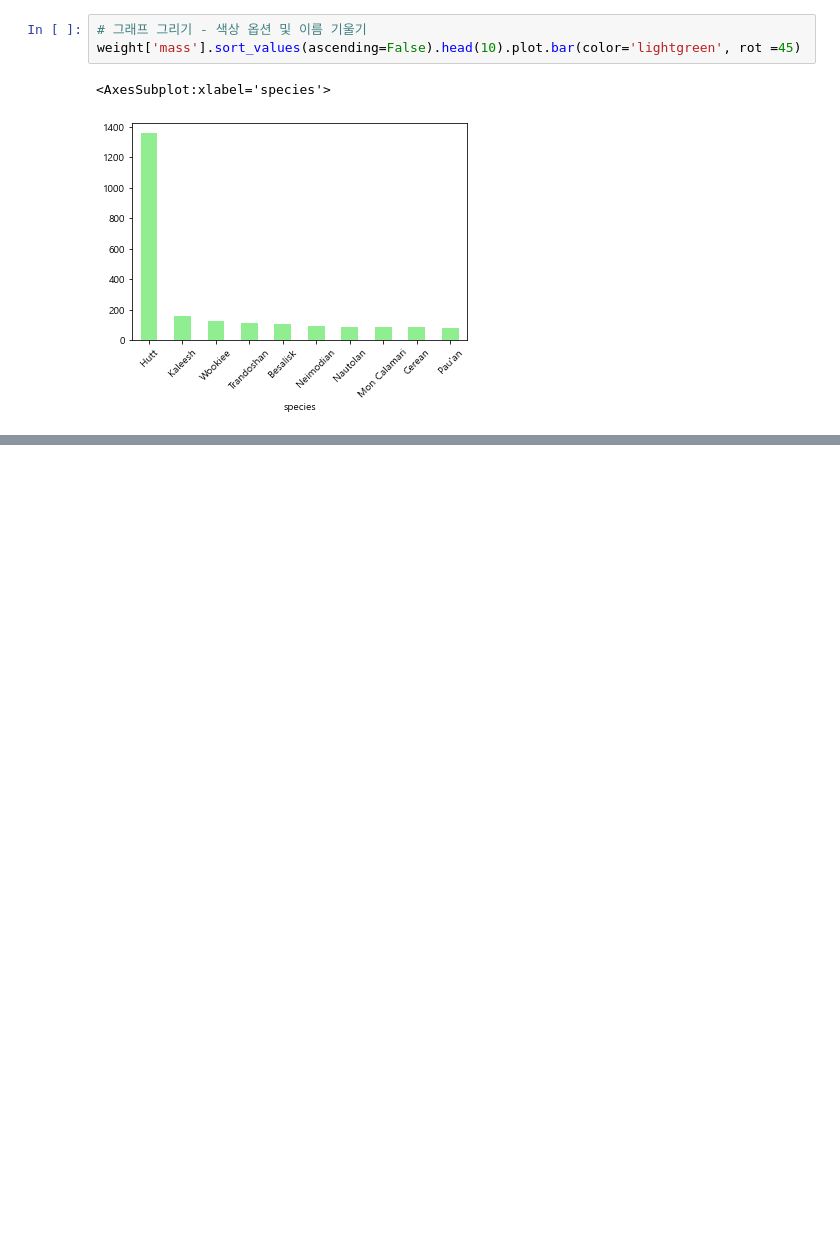
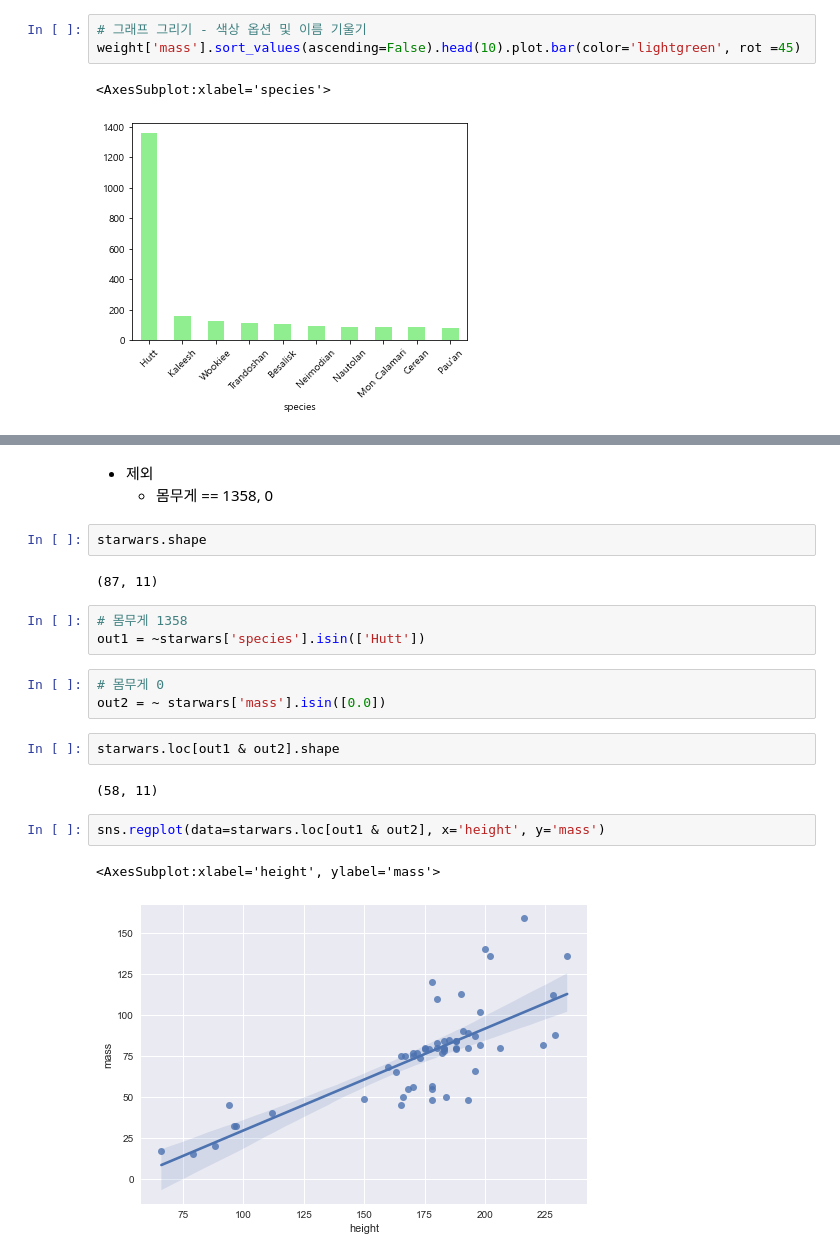
Before and after one commit to HwangJuu/jupyternotebook, a Jupyter notebook: project/3. 스타워즈/스타워즈.ipynb, the cells around one changed output, grey strips where cells are left out. Drawn from its saved outputs; the diff is of its cells as text; blank space fills up the shorter version.

```diff
--- a/project/스타워즈/스타워즈.ipynb
+++ b/project/3. 스타워즈/스타워즈.ipynb
@@ -557,0 +590,22 @@ weight['mass'].sort_values(ascending=False).head(10).plot.bar(color='lightgreen'
+# %% [markdown]
+- 제외
+    - 몸무게 == 1358, 0
+# %%
+starwars.shape
+# %% [output]
+(87, 11)
+# %%
+# 몸무게 1358
+out1 = ~starwars['species'].isin(['Hutt'])
+# %%
+# 몸무게 0
+out2 = ~ starwars['mass'].isin([0.0])
+# %%
+starwars.loc[out1 & out2].shape
+# %% [output]
+(58, 11)
+# %%
+sns.regplot(data=starwars.loc[out1 & out2], x='height', y='mass')
+# %% [output]
+<AxesSubplot:xlabel='height', ylabel='mass'>
+[figure, added]
```
Also changed, not shown: parts of 9 cells of this notebook, 16 other files.
